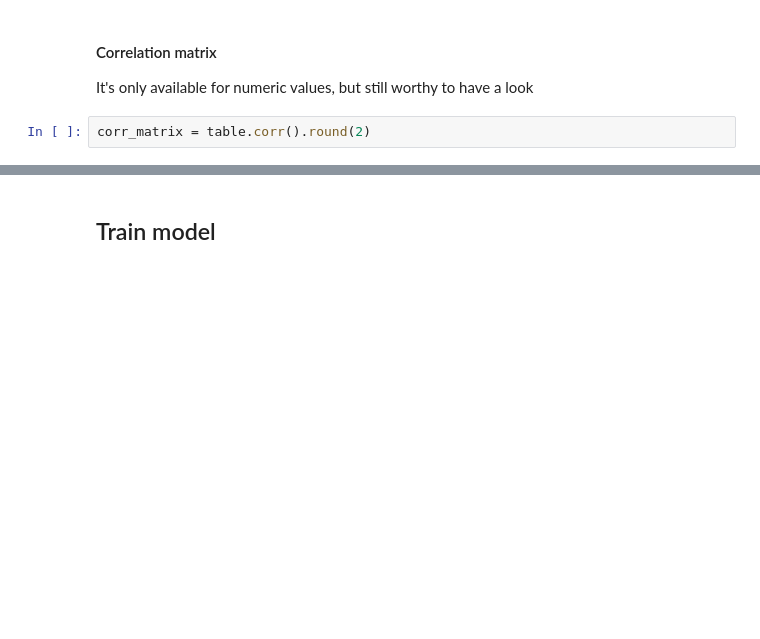
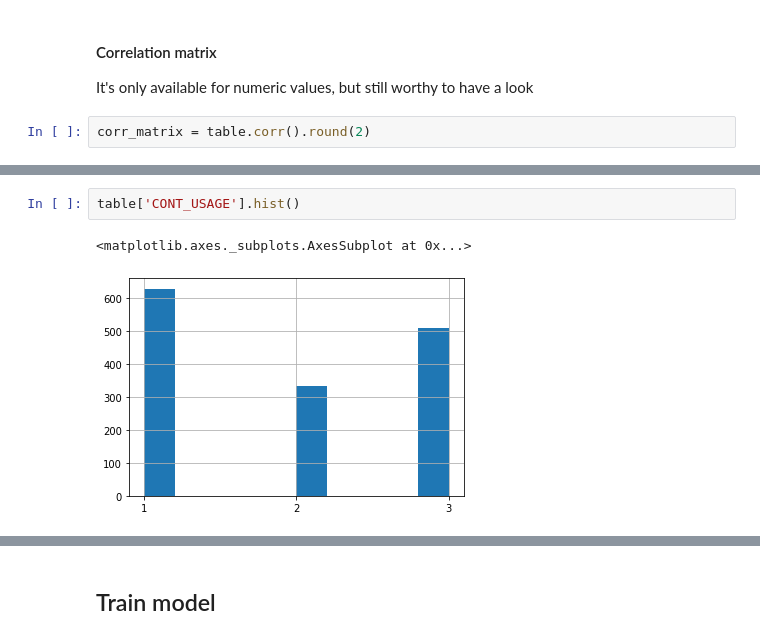
Before and after one commit to darknessest/datamining_uci_hw, a Jupyter notebook: cmc.ipynb, the cells around one changed output, grey strips where cells are left out. Drawn from its saved outputs; the diff is of its cells as text; blank space fills up the shorter version.

```diff
--- a/cmc.ipynb
+++ b/cmc.ipynb
@@ -111,0 +134,5 @@ plt.show()
+# %%
+table['CONT_USAGE'].hist()
+# %% [output]
+<matplotlib.axes._subplots.AxesSubplot at 0x...>
+[figure, added]
```
Also changed, not shown: parts of 20 cells of this notebook.
